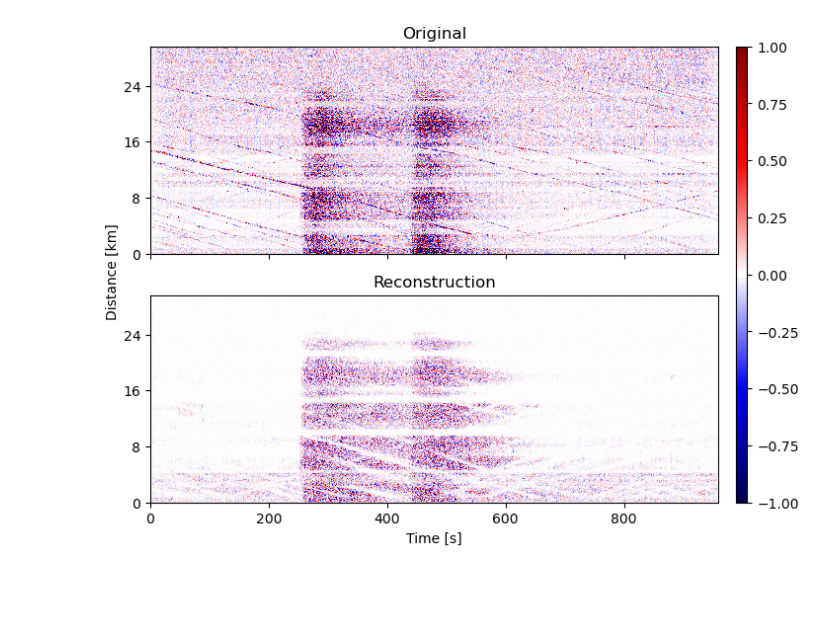
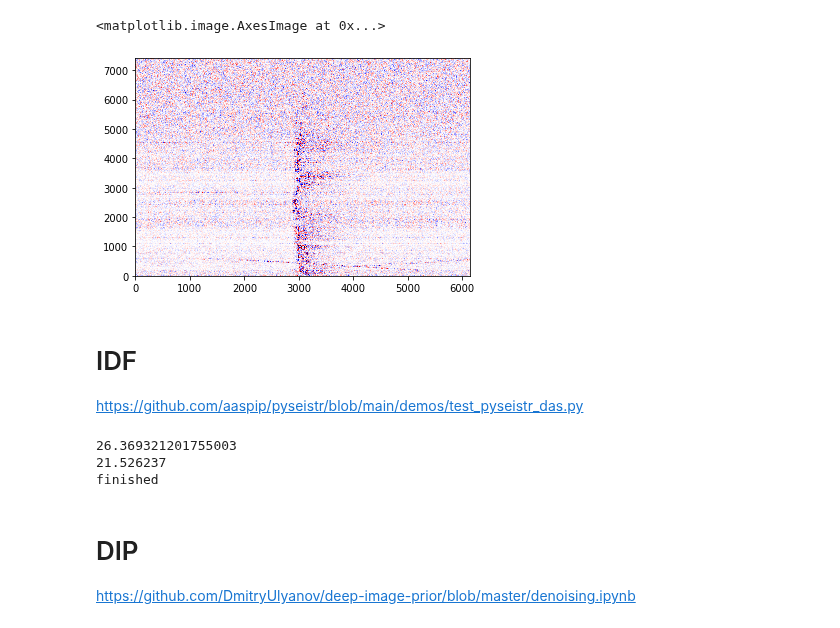
Before and after one commit to konietse/DAS-CN2S, a Jupyter notebook: figures/figure_12.ipynb, the cells around one changed output. Drawn from its saved outputs; the diff is of its cells as text; code cells hidden in the pictures; blank space fills up the shorter version.

```diff
--- a/figures/figure_12.ipynb
+++ b/figures/figure_12.ipynb
@@ -130,28 +29,0 @@ np.save('../data/us7000jkbd_output.npy', result.cpu().numpy())
-# %%
-result = np.load('../data/us7000jkbd_output.npy')
-
-x = np.concatenate([h5py.File('../data/us7000jkbd/south30_50Hz_UTC_20230316_{}.055.h5'.format(t), 'r')['DAS'][:,81:].T for t in times], axis=-1)
-gutter = 1000
-x = np.pad(x[None,:], ((0,0),(0,0),(gutter,gutter)), mode='constant', constant_values=0)
-x = data.bandpass(x, low=1.0, high=10.0, fs=fs, gutter=gutter)[0]
-x /= x.std(axis=-1, keepdims=True)
-
-fig, axs = plt.subplots(2,1, sharex=True, sharey=True, figsize=(9,6))
-v = 1
-axs[0].imshow(x, origin='lower', interpolation='antialiased', cmap='seismic', aspect='auto', vmin=-v, vmax=v)
-im = axs[1].imshow(result, origin='lower', interpolation='antialiased', cmap='seismic', aspect='auto', vmin=-v, vmax=v)
-
-axs[1].xaxis.set_major_formatter(FuncFormatter(lambda x, pos: f'{int((x / 50))}'))
-axs[1].yaxis.set_major_formatter(FuncFormatter(lambda x, pos: f'{int((x * dx * 0.001))}'))
-
-fig.text(0.075, 0.5, 'Distance [km]', ha='left', va='center', rotation='vertical')
-axs[1].set_xlabel('Time [s]')
-
-axs[0].set_title('Original')
-axs[1].set_title('Reconstruction')
-
-fig.colorbar(im, ax=axs, location='right', shrink=1, aspect=40, pad=0.025)
-plt.savefig('./out/figure_12.pdf', bbox_inches='tight', dpi=200)
-plt.show()
-# %% [output]
-[figure, removed]
@@ -157,0 +41,50 @@ plt.show()
+# %%
+fs = 50.0
+
+file = '../data/preprocessed/real_test/2023p273854.h5'
+idx = 5500
+
+with h5py.File(file, 'r') as hf:
+    samples = hf['DAS'][81:,idx-3072:idx+3072]
+
+if dx == 20:
+    samples = samples[::5]
+
+gutter = 1000
+x = np.pad(samples[None,:], ((0,0),(0,0),(gutter,gutter)), mode='constant', constant_values=0)
+x = data.bandpass(x, low=1.0, high=10.0, fs=fs, gutter=gutter)[0]
+x = x / x.std(axis=-1, keepdims=True)
+np.save('../data/2023p273854_input{}.npy'.format(dx), x)
+
+plt.imshow(x, origin='lower', interpolation='antialiased', cmap='seismic', aspect='auto', vmin=-1, vmax=1)
+# %% [output]
+<matplotlib.image.AxesImage at 0x...>
+[figure, added]
+# %% [markdown]
+# IDF
+https://github.com/aaspip/pyseistr/blob/main/demos/test_pyseistr_das.py
+# %%
+x = np.load('../data/2023p273854_input4.npy')
+dn = x[300:812,2700:3212]
+
+print(dn.max())
+d1 = ps.bandpassc(dn, 0.0005, 0, 200, 6, 6, 0, 0)
+d1_bp = d1.copy()
+print(d1.max())
+
+## SOMF
+pp = ps.dip2dc(d1, 2, 10, 2, 0.01, 1, 0.000001, [50,50,1], 1)
+print('finished')
+d1 = ps.somf2dc(d1, pp, 8, 2, 0.01, 1) #SOMF
+d1_bpsomf = d1.copy()
+
+## FK
+d1 = d1_bpsomf - ps.fkdip(d1, 0.02)
+d1_bpsomffk = d1.copy()
+# %% [output]
+26.369321201755003
+21.526237
+finished
+# %% [markdown]
+# DIP
+https://github.com/DmitryUlyanov/deep-image-prior/blob/master/denoising.ipynb
```
Also changed, not shown: parts of 11 cells of this notebook, 16 other files.
